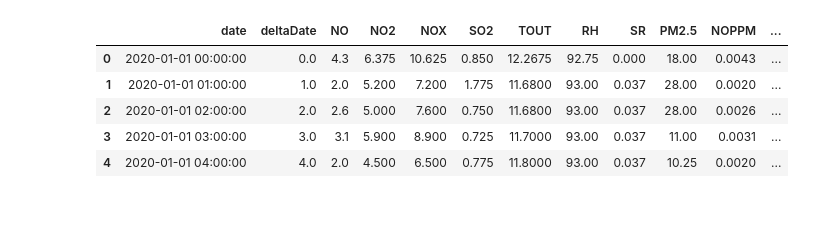
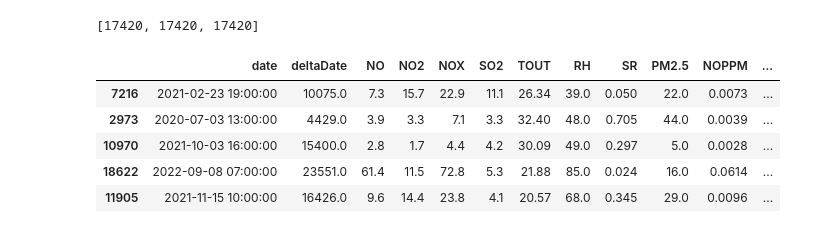
Before and after one commit to EngelsZ10/MA2003B_Reto, a Jupyter notebook: Consolidado.ipynb, the cells around one changed output. Drawn from its saved outputs; the diff is of its cells as text; code cells hidden in the pictures.

```diff
--- a/Consolidado.ipynb
+++ b/Consolidado.ipynb
@@ -1,26 +1,36 @@
 # %%
 import pandas as pd
 # %%
-CA = pd.read_csv("datosSURESTE3.csv", index_col=0)
-JA = pd.read_csv("datosSURESTE2.csv", index_col=0)
-AA = pd.read_csv("datosNORESTE2.csv", index_col=0)
+CA = pd.read_csv("datosSURESTE3DROP.csv", index_col=0)
+JA = pd.read_csv("datosSURESTE2DROP.csv", index_col=0)
+AA = pd.read_csv("datosNORESTE2DROP.csv", index_col=0)
+# %%
+size = min([i.shape[0] for i in [CA, JA, AA]])
+size
+CA = CA.sample(n=size, random_state=856)
+JA = JA.sample(n=size, random_state=856)
+AA = AA.sample(n=size, random_state=856)
+
+[i.shape[0] for i in [CA, JA, AA]]
+# %% [output]
+[17420, 17420, 17420]
 # %%
 f = lambda n, i: [i for _ in range(n)]
 CA["zona"] = f(len(CA), "CA")
-JA["zona"] = f(len(JA), "JA")
-AA["zona"] = f(len(AA), "AA")
+JA["zona"] = f(len(JA), "GA")
+AA["zona"] = f(len(AA), "SA")
 # %%
 datos = pd.concat([CA, JA, AA], axis=0)
 # %%
 datos["CA"] = (datos["zona"] == "CA").astype(int)
-datos["JA"] = (datos["zona"] == "JA").astype(int)
-datos["AA"] = (datos["zona"] == "AA").astype(int)
+datos["GA"] = (datos["zona"] == "GA").astype(int)
+datos["SA"] = (datos["zona"] == "SA").astype(int)
 datos.head()
 # %% [output]
 |  | date | deltaDate | NO | NO2 | NOX | SO2 | TOUT | RH | SR | PM2.5 | NOPPM | ... |
-| 0 | 2020-01-01 00:00:00 | 0.0 | 4.3 | 6.375 | 10.625 | 0.850 | 12.2675 | 92.75 | 0.000 | 18.00 | 0.0043 | ... |
-| 1 | 2020-01-01 01:00:00 | 1.0 | 2.0 | 5.200 | 7.200 | 1.775 | 11.6800 | 93.00 | 0.037 | 28.00 | 0.0020 | ... |
-| 2 | 2020-01-01 02:00:00 | 2.0 | 2.6 | 5.000 | 7.600 | 0.750 | 11.6800 | 93.00 | 0.037 | 28.00 | 0.0026 | ... |
-| 3 | 2020-01-01 03:00:00 | 3.0 | 3.1 | 5.900 | 8.900 | 0.725 | 11.7000 | 93.00 | 0.037 | 11.00 | 0.0031 | ... |
-| 4 | 2020-01-01 04:00:00 | 4.0 | 2.0 | 4.500 | 6.500 | 0.775 | 11.8000 | 93.00 | 0.037 | 10.25 | 0.0020 | ... |
+| 7216 | 2021-02-23 19:00:00 | 10075.0 | 7.3 | 15.7 | 22.9 | 11.1 | 26.34 | 39.0 | 0.050 | 22.0 | 0.0073 | ... |
+| 2973 | 2020-07-03 13:00:00 | 4429.0 | 3.9 | 3.3 | 7.1 | 3.3 | 32.40 | 48.0 | 0.705 | 44.0 | 0.0039 | ... |
+| 10970 | 2021-10-03 16:00:00 | 15400.0 | 2.8 | 1.7 | 4.4 | 4.2 | 30.09 | 49.0 | 0.297 | 5.0 | 0.0028 | ... |
+| 18622 | 2022-09-08 07:00:00 | 23551.0 | 61.4 | 11.5 | 72.8 | 5.3 | 21.88 | 85.0 | 0.024 | 16.0 | 0.0614 | ... |
+| 11905 | 2021-11-15 10:00:00 | 16426.0 | 9.6 | 14.4 | 23.8 | 4.1 | 20.57 | 68.0 | 0.345 | 29.0 | 0.0096 | ... |
 # %%
```
Also changed, not shown: parts of 1 cell of this notebook, 1 other file.
